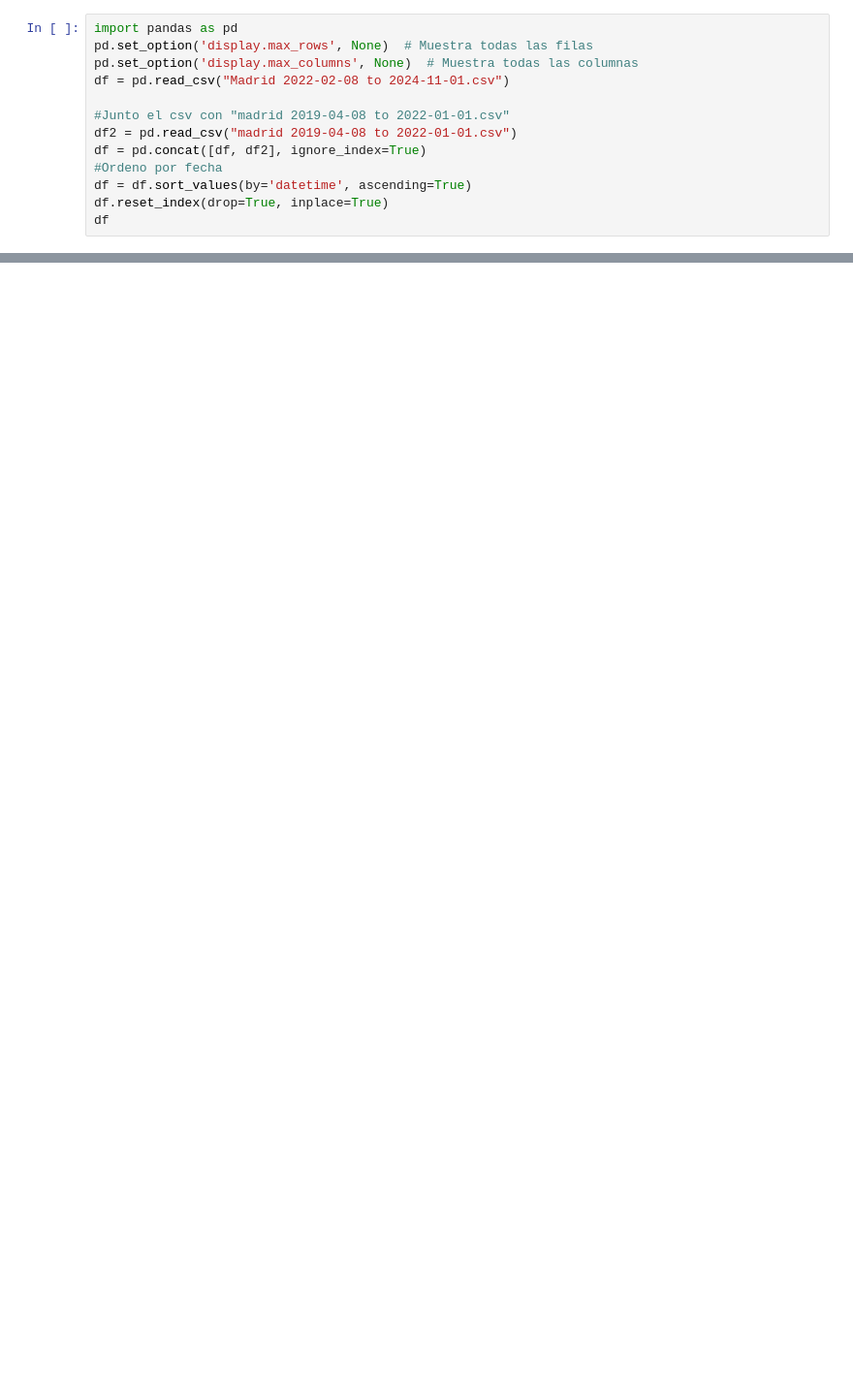
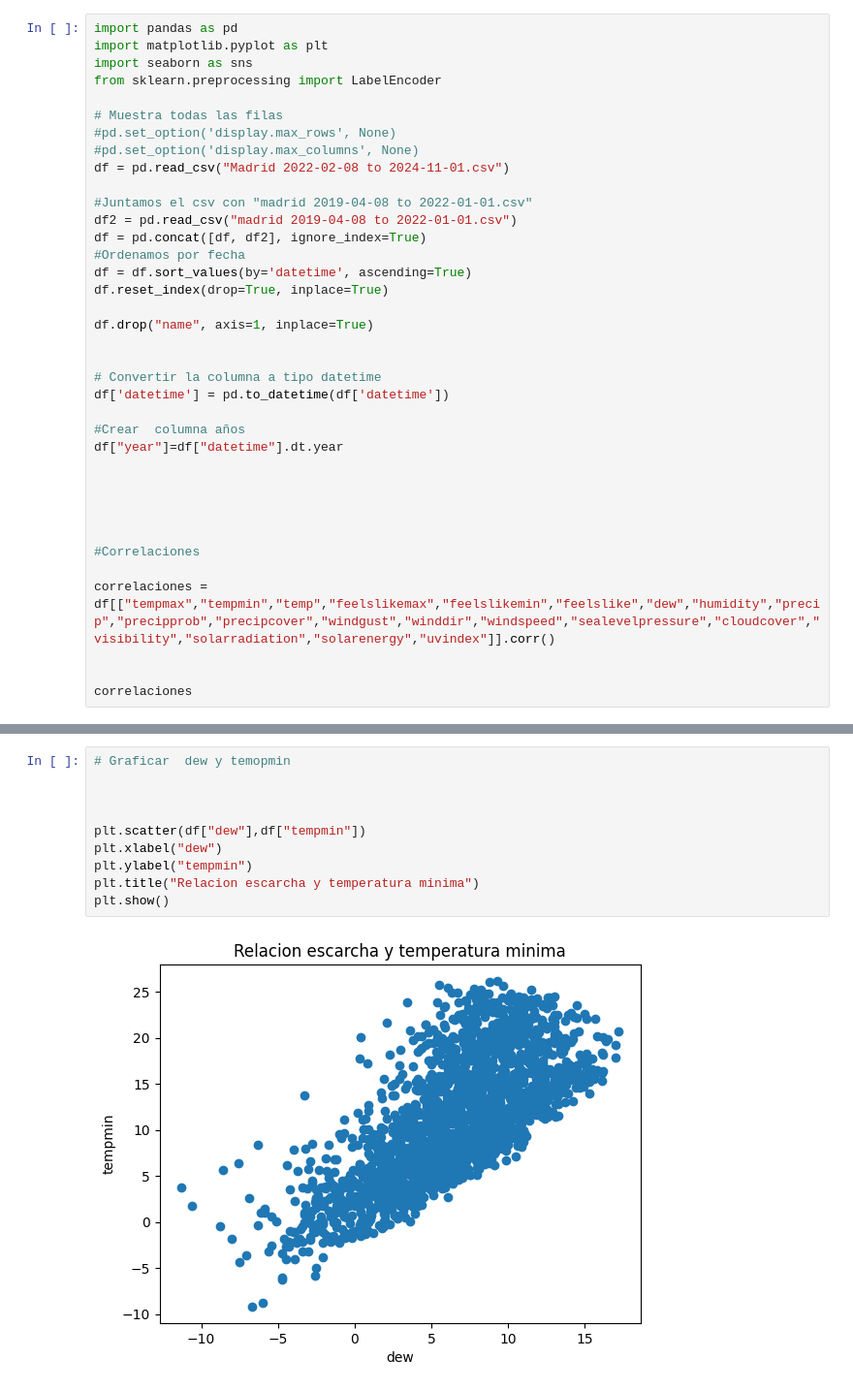
Before and after one commit to J0rge14/TrabajoTemperatura, a Jupyter notebook: temperatura.ipynb, the cells around one changed output, grey strips where cells are left out. Shown at 97% size. Drawn from its saved outputs; the diff is of its cells as text; blank space fills up the shorter version.

Commit message:
Graficos,correlacion

```diff
--- a/temperatura.ipynb
+++ b/temperatura.ipynb
@@ -1,14 +1,38 @@
 # %%
 import pandas as pd
-pd.set_option('display.max_rows', None)  # Muestra todas las filas
-pd.set_option('display.max_columns', None)  # Muestra todas las columnas
+import matplotlib.pyplot as plt
+import seaborn as sns
+from sklearn.preprocessing import LabelEncoder
+
+# Muestra todas las filas
+#pd.set_option('display.max_rows', None)
+#pd.set_option('display.max_columns', None)
 df = pd.read_csv("Madrid 2022-02-08 to 2024-11-01.csv")
 
-#Junto el csv con "madrid 2019-04-08 to 2022-01-01.csv"
+#Juntamos el csv con "madrid 2019-04-08 to 2022-01-01.csv"
 df2 = pd.read_csv("madrid 2019-04-08 to 2022-01-01.csv")
 df = pd.concat([df, df2], ignore_index=True)
-#Ordeno por fecha
+#Ordenamos por fecha
 df = df.sort_values(by='datetime', ascending=True)
 df.reset_index(drop=True, inplace=True)
-df
+
+df.drop("name", axis=1, inplace=True)
+
+
+# Convertir la columna a tipo datetime
+df['datetime'] = pd.to_datetime(df['datetime'])
+
+#Crear  columna años
+df["year"]=df["datetime"].dt.year
+
+
+
+
+
+#Correlaciones
+
+correlaciones = df[["tempmax","tempmin","temp","feelslikemax","feelslikemin","feelslike","dew","humidity","precip","precipprob","precipcover","windgust","winddir","windspeed","sealevelpressure","cloudcover","visibility","solarradiation","solarenergy","uvindex"]].corr()
+
+
+correlaciones
 # %% [output]
@@ -31,0 +56,12 @@ df
+# %%
+# Graficar  dew y temopmin
+
+
+
+plt.scatter(df["dew"],df["tempmin"])
+plt.xlabel("dew")
+plt.ylabel("tempmin")
+plt.title("Relacion escarcha y temperatura minima")
+plt.show()
+# %% [output]
+[figure, added]
```
Also changed, not shown: parts of 6 cells of this notebook, 1 other file.
